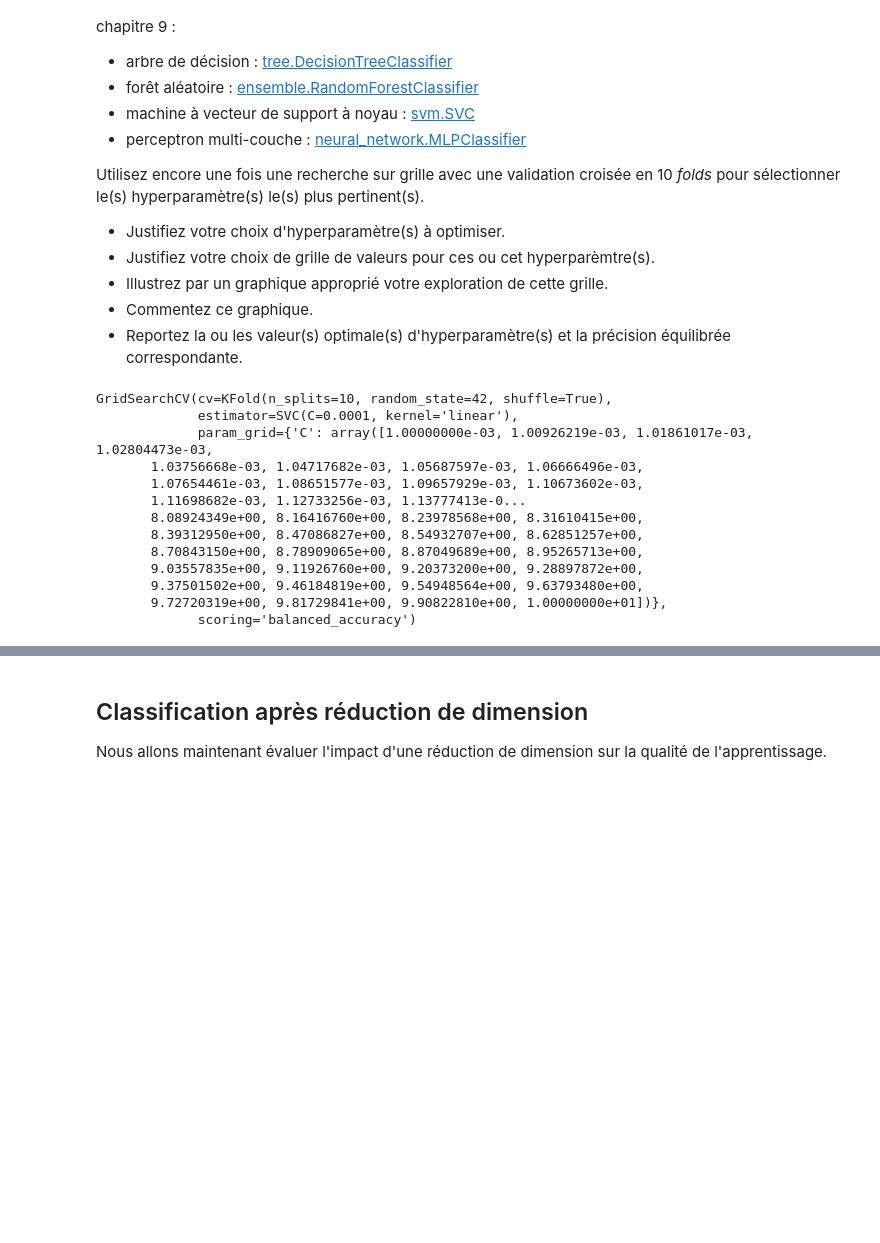
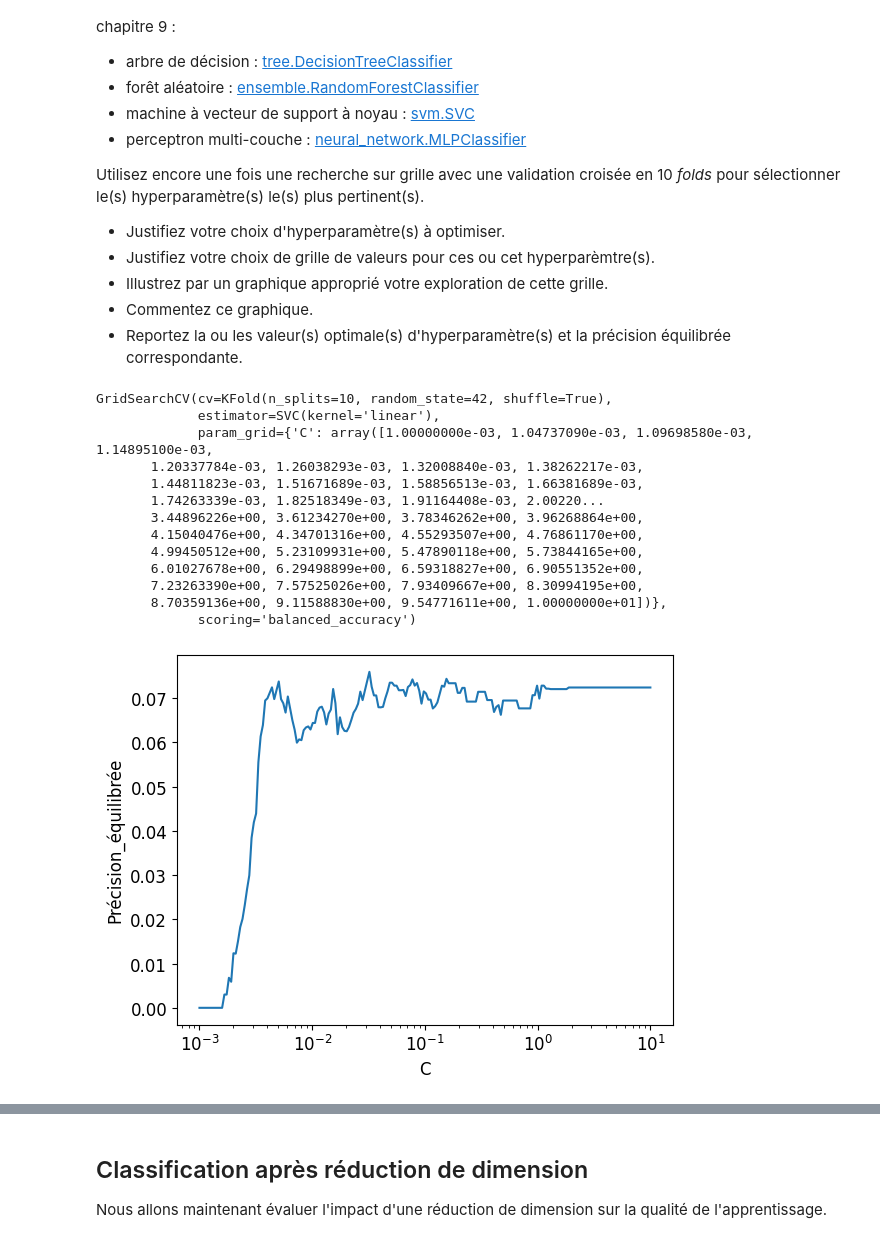
Before and after one commit to Emile-P24/projet_SDD, a Jupyter notebook: SDD_Feliers_Thompson.ipynb, the cells around one changed output, grey strips where cells are left out. Saved outputs shown, nothing was run; the diff lists cells and outputs as text; code cells hidden in the pictures; blank space fills up the shorter version.

```diff
--- a/SDD_Feliers_Thompson.ipynb
+++ b/SDD_Feliers_Thompson.ipynb
@@ -438,10 +452,10 @@ from sklearn import model_selection
 import numpy as np
 
 # Définir la grille de valeurs de l'hyperparamètre C
-C = np.logspace(-3,1,1000)
+C = np.logspace(-3,1,200)
 
 # Définir le modèle à tester
-vect_sup = svm.SVC(kernel='linear', C=0.0001)
+vect_sup = svm.SVC(kernel='linear')
 
 # Instantier la recherche sur grille
 grid_vect_sup = model_selection.GridSearchCV(vect_sup, {'C': C},
@@ -452,15 +466,24 @@ grid_vect_sup = model_selection.GridSearchCV(vect_sup, {'C': C},
 grid_vect_sup.fit(X_scaled, y)
 # %% [output]
 GridSearchCV(cv=KFold(n_splits=10, random_state=42, shuffle=True),
-             estimator=SVC(C=0.0001, kernel='linear'),
-             param_grid={'C': array([1.00000000e-03, 1.00926219e-03, 1.01861017e-03, 1.02804473e-03,
-       1.03756668e-03, 1.04717682e-03, 1.05687597e-03, 1.06666496e-03,
-       1.07654461e-03, 1.08651577e-03, 1.09657929e-03, 1.10673602e-03,
-       1.11698682e-03, 1.12733256e-03, 1.13777413e-0...
-       8.08924349e+00, 8.16416760e+00, 8.23978568e+00, 8.31610415e+00,
-       8.39312950e+00, 8.47086827e+00, 8.54932707e+00, 8.62851257e+00,
-       8.70843150e+00, 8.78909065e+00, 8.87049689e+00, 8.95265713e+00,
-       9.03557835e+00, 9.11926760e+00, 9.20373200e+00, 9.28897872e+00,
-       9.37501502e+00, 9.46184819e+00, 9.54948564e+00, 9.63793480e+00,
-       9.72720319e+00, 9.81729841e+00, 9.90822810e+00, 1.00000000e+01])},
+             estimator=SVC(kernel='linear'),
+             param_grid={'C': array([1.00000000e-03, 1.04737090e-03, 1.09698580e-03, 1.14895100e-03,
+       1.20337784e-03, 1.26038293e-03, 1.32008840e-03, 1.38262217e-03,
+       1.44811823e-03, 1.51671689e-03, 1.58856513e-03, 1.66381689e-03,
+       1.74263339e-03, 1.82518349e-03, 1.91164408e-03, 2.00220...
+       3.44896226e+00, 3.61234270e+00, 3.78346262e+00, 3.96268864e+00,
+       4.15040476e+00, 4.34701316e+00, 4.55293507e+00, 4.76861170e+00,
+       4.99450512e+00, 5.23109931e+00, 5.47890118e+00, 5.73844165e+00,
+       6.01027678e+00, 6.29498899e+00, 6.59318827e+00, 6.90551352e+00,
+       7.23263390e+00, 7.57525026e+00, 7.93409667e+00, 8.30994195e+00,
+       8.70359136e+00, 9.11588830e+00, 9.54771611e+00, 1.00000000e+01])},
              scoring='balanced_accuracy')
+# %%
+précision_équilibrée = grid_vect_sup.cv_results_['std_test_score']
+C_tracé = grid_vect_sup.cv_results_['param_C']
+plt.semilogx(C_tracé,précision_équilibrée)
+plt.ylabel("Précision_équilibrée")
+plt.xlabel("C")
+plt.show()
+# %% [output]
+[figure, added]
```
Also changed, not shown: parts of 3 cells of this notebook.
